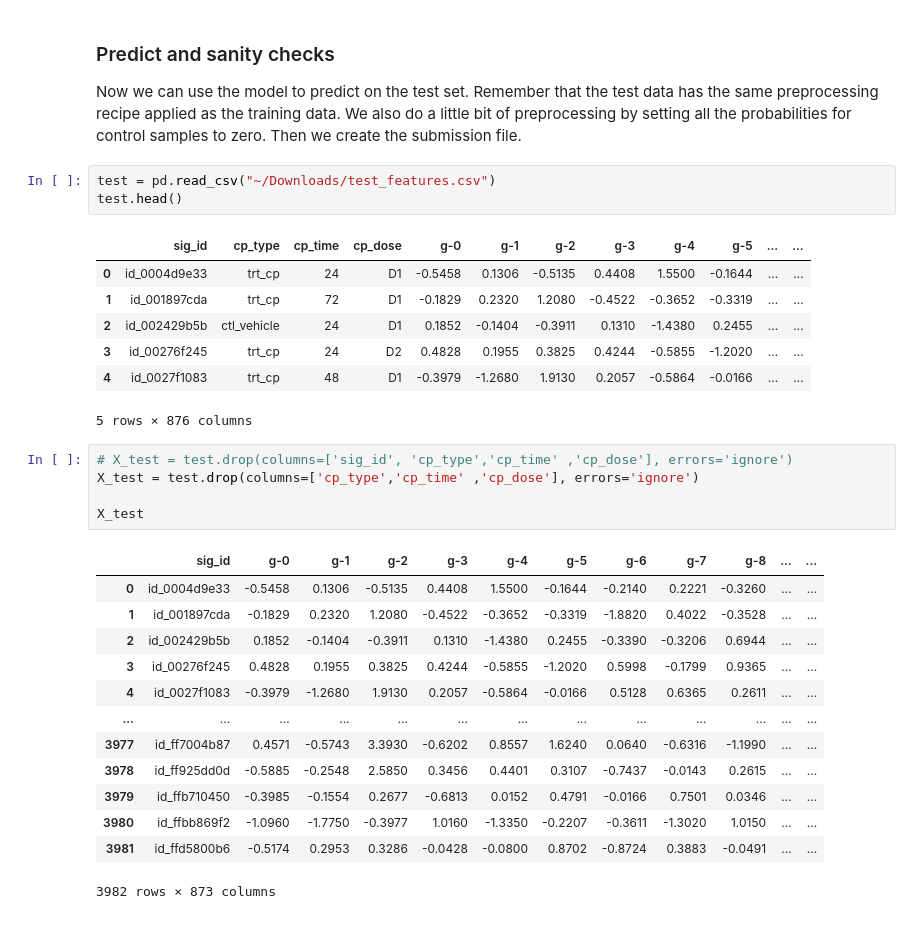
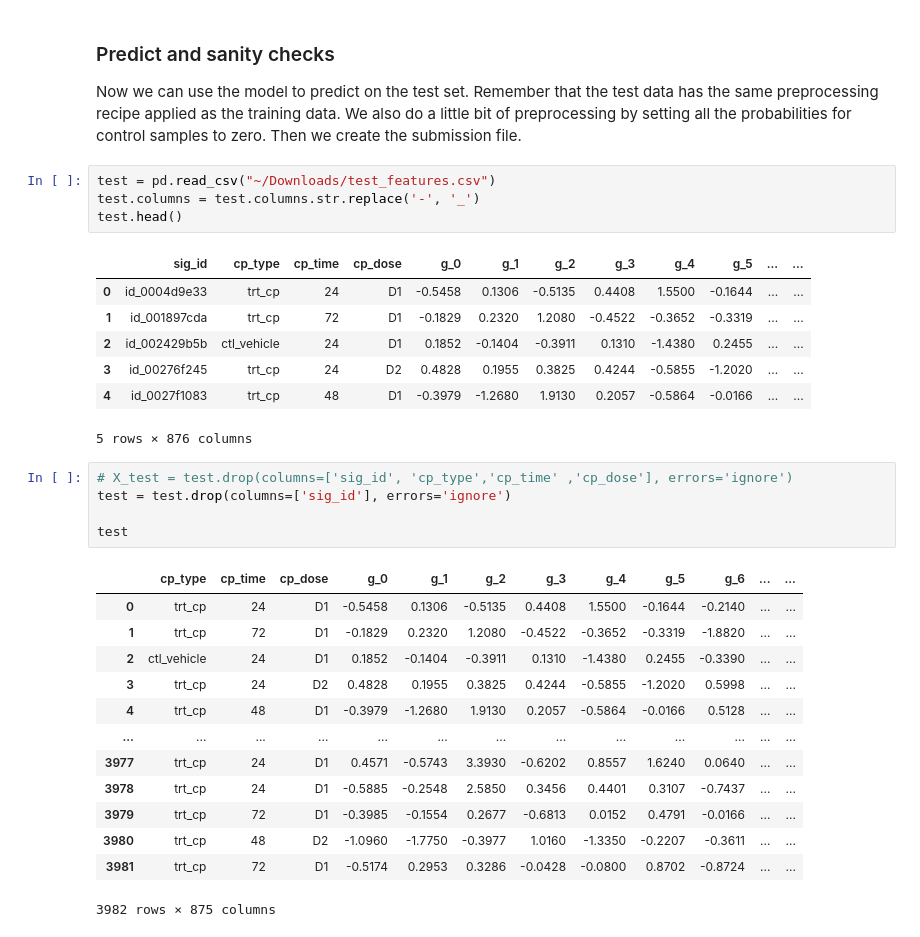
Before and after one commit to mahshid1373/Mechanisms-of-Action-MoA-Prediction, a Jupyter notebook: main.ipynb, the cells around one changed output. Cells and saved outputs as stored; diff of their text form.

```diff
--- a/main.ipynb
+++ b/main.ipynb
@@ -1079,9 +1079,10 @@ Due to a Jupyter issue, the fit will not print the modelling progress (neither a
 Now we can use the model to predict on the test set. Remember that the test data has the same preprocessing recipe applied as the training data. We also do a little bit of preprocessing by setting all the probabilities for control samples to zero. Then we create the submission file.
 # %%
 test = pd.read_csv("~/Downloads/test_features.csv")
+test.columns = test.columns.str.replace('-', '_')
 test.head()
 # %% [output]
-|  | sig_id | cp_type | cp_time | cp_dose | g-0 | g-1 | g-2 | g-3 | g-4 | g-5 | ... | ... |
+|  | sig_id | cp_type | cp_time | cp_dose | g_0 | g_1 | g_2 | g_3 | g_4 | g_5 | ... | ... |
 | 0 | id_0004d9e33 | trt_cp | 24 | D1 | -0.5458 | 0.1306 | -0.5135 | 0.4408 | 1.5500 | -0.1644 | ... | ... |
 | 1 | id_001897cda | trt_cp | 72 | D1 | -0.1829 | 0.2320 | 1.2080 | -0.4522 | -0.3652 | -0.3319 | ... | ... |
 | 2 | id_002429b5b | ctl_vehicle | 24 | D1 | 0.1852 | -0.1404 | -0.3911 | 0.1310 | -1.4380 | 0.2455 | ... | ... |
@@ -1090,21 +1091,21 @@ test.head()
 5 rows × 876 columns
 # %%
 # X_test = test.drop(columns=['sig_id', 'cp_type','cp_time' ,'cp_dose'], errors='ignore')
-X_test = test.drop(columns=['cp_type','cp_time' ,'cp_dose'], errors='ignore')
+test = test.drop(columns=['sig_id'], errors='ignore')
 
-X_test
+test
 # %% [output]
-|  | sig_id | g-0 | g-1 | g-2 | g-3 | g-4 | g-5 | g-6 | g-7 | g-8 | ... | ... |
-| 0 | id_0004d9e33 | -0.5458 | 0.1306 | -0.5135 | 0.4408 | 1.5500 | -0.1644 | -0.2140 | 0.2221 | -0.3260 | ... | ... |
-| 1 | id_001897cda | -0.1829 | 0.2320 | 1.2080 | -0.4522 | -0.3652 | -0.3319 | -1.8820 | 0.4022 | -0.3528 | ... | ... |
-| 2 | id_002429b5b | 0.1852 | -0.1404 | -0.3911 | 0.1310 | -1.4380 | 0.2455 | -0.3390 | -0.3206 | 0.6944 | ... | ... |
-| 3 | id_00276f245 | 0.4828 | 0.1955 | 0.3825 | 0.4244 | -0.5855 | -1.2020 | 0.5998 | -0.1799 | 0.9365 | ... | ... |
-| 4 | id_0027f1083 | -0.3979 | -1.2680 | 1.9130 | 0.2057 | -0.5864 | -0.0166 | 0.5128 | 0.6365 | 0.2611 | ... | ... |
+|  | cp_type | cp_time | cp_dose | g_0 | g_1 | g_2 | g_3 | g_4 | g_5 | g_6 | ... | ... |
+| 0 | trt_cp | 24 | D1 | -0.5458 | 0.1306 | -0.5135 | 0.4408 | 1.5500 | -0.1644 | -0.2140 | ... | ... |
+| 1 | trt_cp | 72 | D1 | -0.1829 | 0.2320 | 1.2080 | -0.4522 | -0.3652 | -0.3319 | -1.8820 | ... | ... |
+| 2 | ctl_vehicle | 24 | D1 | 0.1852 | -0.1404 | -0.3911 | 0.1310 | -1.4380 | 0.2455 | -0.3390 | ... | ... |
+| 3 | trt_cp | 24 | D2 | 0.4828 | 0.1955 | 0.3825 | 0.4244 | -0.5855 | -1.2020 | 0.5998 | ... | ... |
+| 4 | trt_cp | 48 | D1 | -0.3979 | -1.2680 | 1.9130 | 0.2057 | -0.5864 | -0.0166 | 0.5128 | ... | ... |
 | ... | ... | ... | ... | ... | ... | ... | ... | ... | ... | ... | ... | ... |
-| 3977 | id_ff7004b87 | 0.4571 | -0.5743 | 3.3930 | -0.6202 | 0.8557 | 1.6240 | 0.0640 | -0.6316 | -1.1990 | ... | ... |
-| 3978 | id_ff925dd0d | -0.5885 | -0.2548 | 2.5850 | 0.3456 | 0.4401 | 0.3107 | -0.7437 | -0.0143 | 0.2615 | ... | ... |
-| 3979 | id_ffb710450 | -0.3985 | -0.1554 | 0.2677 | -0.6813 | 0.0152 | 0.4791 | -0.0166 | 0.7501 | 0.0346 | ... | ... |
-| 3980 | id_ffbb869f2 | -1.0960 | -1.7750 | -0.3977 | 1.0160 | -1.3350 | -0.2207 | -0.3611 | -1.3020 | 1.0150 | ... | ... |
-| 3981 | id_ffd5800b6 | -0.5174 | 0.2953 | 0.3286 | -0.0428 | -0.0800 | 0.8702 | -0.8724 | 0.3883 | -0.0491 | ... | ... |
+| 3977 | trt_cp | 24 | D1 | 0.4571 | -0.5743 | 3.3930 | -0.6202 | 0.8557 | 1.6240 | 0.0640 | ... | ... |
+| 3978 | trt_cp | 24 | D1 | -0.5885 | -0.2548 | 2.5850 | 0.3456 | 0.4401 | 0.3107 | -0.7437 | ... | ... |
+| 3979 | trt_cp | 72 | D1 | -0.3985 | -0.1554 | 0.2677 | -0.6813 | 0.0152 | 0.4791 | -0.0166 | ... | ... |
+| 3980 | trt_cp | 48 | D2 | -1.0960 | -1.7750 | -0.3977 | 1.0160 | -1.3350 | -0.2207 | -0.3611 | ... | ... |
+| 3981 | trt_cp | 72 | D1 | -0.5174 | 0.2953 | 0.3286 | -0.0428 | -0.0800 | 0.8702 | -0.8724 | ... | ... |
-3982 rows × 873 columns
+3982 rows × 875 columns
 # %%
```
Also changed, not shown: parts of 11 cells of this notebook.
